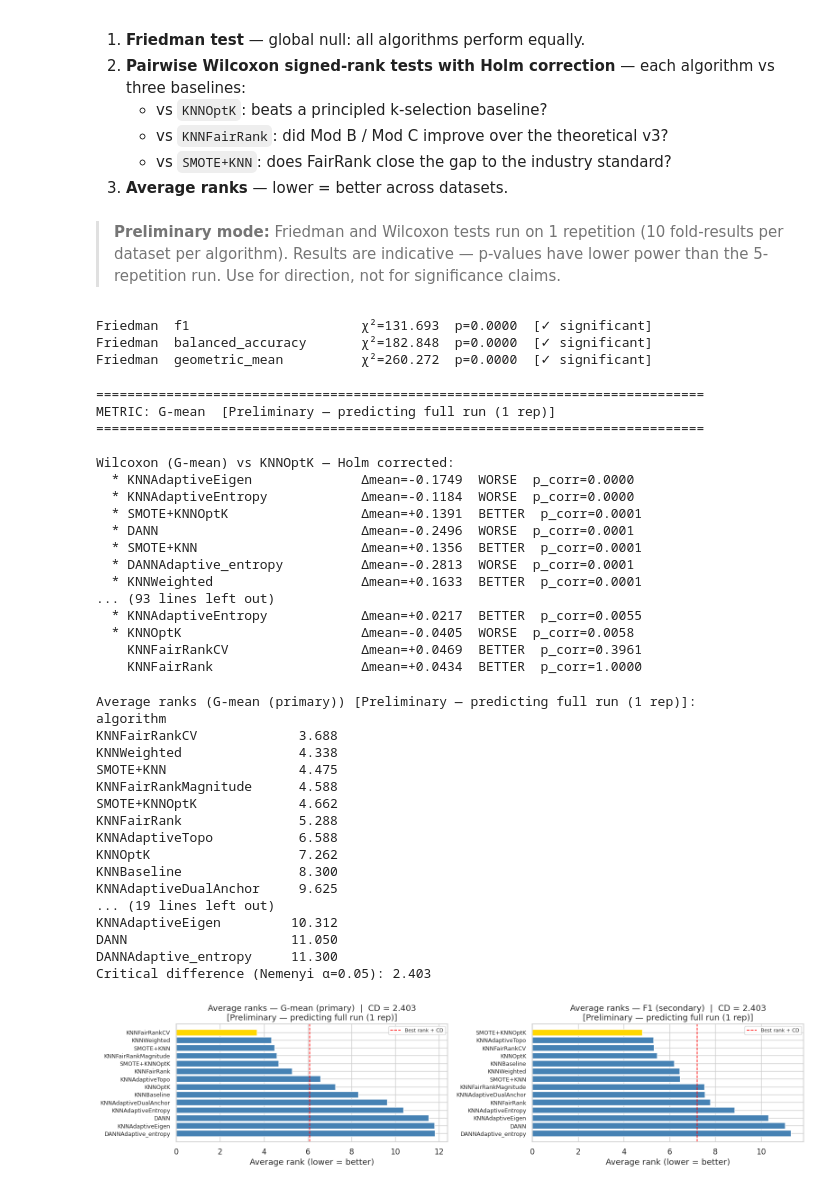
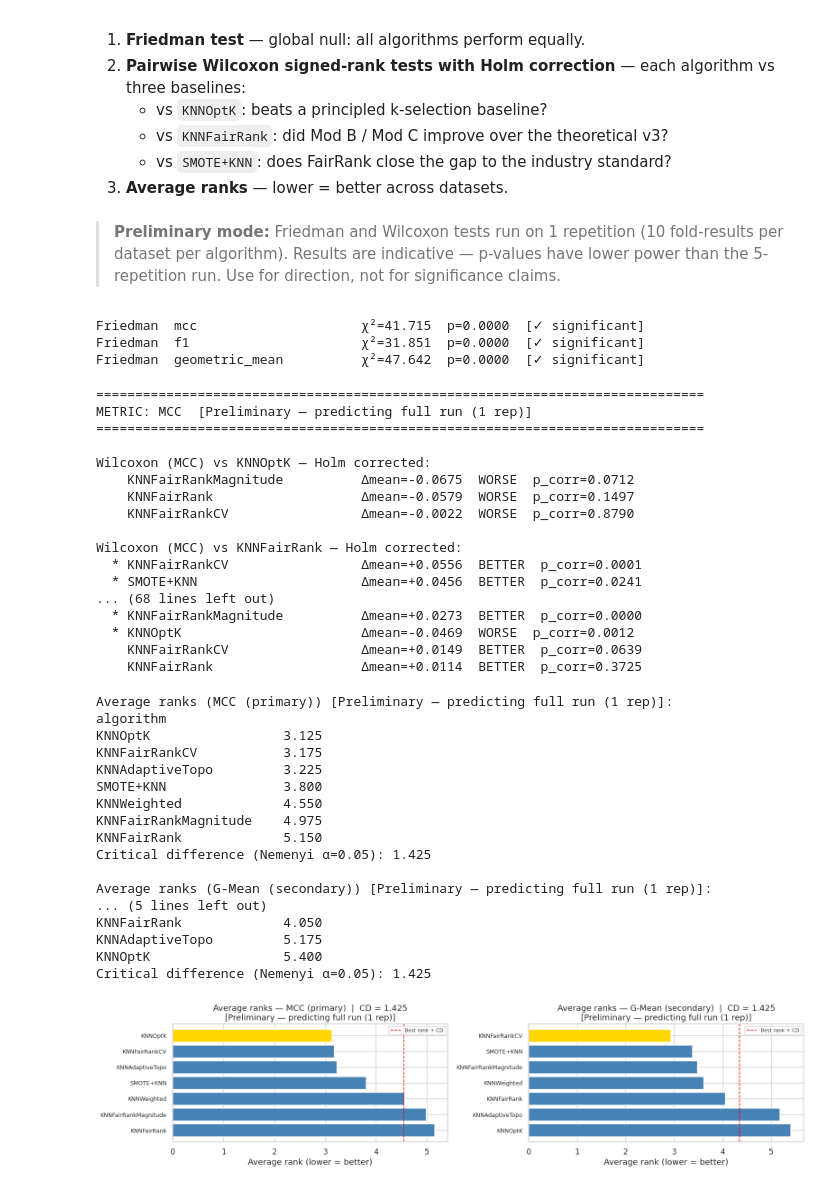
Before and after one commit to zepaulo333/knn_classimbalance, a Jupyter notebook: notebooks/phase2_benchmark.ipynb, the cells around one changed output. Saved outputs shown, nothing was run; the diff lists cells and outputs as text; code cells hidden in the pictures.

```diff
--- a/notebooks/phase2_benchmark.ipynb
+++ b/notebooks/phase2_benchmark.ipynb
@@ -560,7 +701,7 @@ for metric in METRICS:
 ci_df = pd.DataFrame(ci_rows)
 ci_df.to_csv(TAB_DIR / f"bootstrap_ci_{FILE_SUFFIX}.csv", index=False)
 
-for metric, label in [("geometric_mean", "G-mean (primary)"), ("f1", "F1")]:
+for metric, label in [("mcc", "MCC (primary)"), ("geometric_mean", "G-mean")]:
     m_ci = (ci_df[ci_df["metric"] == metric]
             .set_index("algorithm")
             .sort_values("mean", ascending=False))
@@ -592,7 +733,7 @@ DANNAdaptive_entropy            0.2784       [0.2024, 0.3598]    0.1573
 # %%
 fig, axes = plt.subplots(1, 2, figsize=(15, 5))
 
-for ax, metric, label in zip(axes, ["f1", "geometric_mean"], ["F1 (minority)", "G-Mean"]):
+for ax, metric, label in zip(axes, ["mcc", "geometric_mean"], ["MCC (primary)", "G-Mean"]):
     m_ci = (ci_df[ci_df["metric"] == metric]
             .set_index("algorithm")
             .sort_values("mean", ascending=False))
@@ -645,15 +786,15 @@ if not IS_FINAL:
         "(10 fold-results per dataset per algorithm). Results are indicative — "
         "p-values have lower power than the 5-repetition run. Use for direction, not for significance claims."))
 
-for metric in ["f1", "balanced_accuracy", "geometric_mean"]:
+for metric in ["mcc", "f1", "geometric_mean"]:
     stat, p = friedman_test(bench_df, metric=metric)
     sig = "✓ significant" if p < 0.05 else "✗ not significant"
     print(f"Friedman  {metric:<22}  χ²={stat:.3f}  p={p:.4f}  [{sig}]")
 # %% [output]
 > **Preliminary mode:** Friedman and Wilcoxon tests run on 1 repetition (10 fold-results per dataset per algorithm). Results are indicative — p-values have lower power than the 5-repetition run. Use for direction, not for significance claims.
-Friedman  f1                      χ²=131.693  p=0.0000  [✓ significant]
-Friedman  balanced_accuracy       χ²=182.848  p=0.0000  [✓ significant]
-Friedman  geometric_mean          χ²=260.272  p=0.0000  [✓ significant]
+Friedman  mcc                     χ²=41.715  p=0.0000  [✓ significant]
+Friedman  f1                      χ²=31.851  p=0.0000  [✓ significant]
+Friedman  geometric_mean          χ²=47.642  p=0.0000  [✓ significant]
 # %%
 def _wilcoxon_report(bench_df, baseline, metric, label, focus=None):
     wilcox = pairwise_wilcoxon(bench_df, baseline=baseline, metric=metric)
@@ -680,7 +821,7 @@ def _wilcoxon_report(bench_df, baseline, metric, label, focus=None):
 
 FAIR_VARIANTS = ["KNNFairRank", "KNNFairRankMagnitude", "KNNFairRankCV"]
 
-for metric, label in [("geometric_mean", "G-mean"), ("f1", "F1"), ("roc_auc", "ROC AUC")]:
+for metric, label in [("mcc", "MCC"), ("geometric_mean", "G-mean"), ("f1", "F1"), ("roc_auc", "ROC AUC")]:
     print("=" * 78)
     print(f"METRIC: {label}  [{MODE_LABEL}]")
     print("=" * 78)
@@ -690,62 +831,62 @@ for metric, label in [("geometric_mean", "G-mean"), ("f1", "F1"), ("roc_auc", "R
     _wilcoxon_report(bench_df, baseline="SMOTE+KNN",   metric=metric, label=label, focus=FAIR_VARIANTS)
 # %% [output]
 ==============================================================================
-METRIC: G-mean  [Preliminary — predicting full run (1 rep)]
+METRIC: MCC  [Preliminary — predicting full run (1 rep)]
 ==============================================================================
 
-Wilcoxon (G-mean) vs KNNOptK — Holm corrected:
-  * KNNAdaptiveEigen              Δmean=-0.1749  WORSE  p_corr=0.0000
-  * KNNAdaptiveEntropy            Δmean=-0.1184  WORSE  p_corr=0.0000
-  * SMOTE+KNNOptK                 Δmean=+0.1391  BETTER  p_corr=0.0001
-  * DANN                          Δmean=-0.2496  WORSE  p_corr=0.0001
-  * SMOTE+KNN                     Δmean=+0.1356  BETTER  p_corr=0.0001
-  * DANNAdaptive_entropy          Δmean=-0.2813  WORSE  p_corr=0.0001
-  * KNNWeighted                   Δmean=+0.1633  BETTER  p_corr=0.0001
-... (93 lines left out)
-  * KNNAdaptiveEntropy            Δmean=+0.0217  BETTER  p_corr=0.0055
-  * KNNOptK                       Δmean=-0.0405  WORSE  p_corr=0.0058
-    KNNFairRankCV                 Δmean=+0.0469  BETTER  p_corr=0.3961
-    KNNFairRank                   Δmean=+0.0434  BETTER  p_corr=1.0000
+Wilcoxon (MCC) vs KNNOptK — Holm corrected:
+    KNNFairRankMagnitude          Δmean=-0.0675  WORSE  p_corr=0.0712
+    KNNFairRank                   Δmean=-0.0579  WORSE  p_corr=0.1497
+    KNNFairRankCV                 Δmean=-0.0022  WORSE  p_corr=0.8790
+
+Wilcoxon (MCC) vs KNNFairRank — Holm corrected:
+  * KNNFairRankCV                 Δmean=+0.0556  BETTER  p_corr=0.0001
+  * SMOTE+KNN                     Δmean=+0.0456  BETTER  p_corr=0.0241
+... (68 lines left out)
+  * KNNFairRankMagnitude          Δmean=+0.0273  BETTER  p_corr=0.0000
+  * KNNOptK                       Δmean=-0.0469  WORSE  p_corr=0.0012
+    KNNFairRankCV                 Δmean=+0.0149  BETTER  p_corr=0.0639
+    KNNFairRank                   Δmean=+0.0114  BETTER  p_corr=0.3725
 # %%
 fig, axes = plt.subplots(1, 2, figsize=(16, 4))
 
-for ax, metric, label in zip(axes, ["geometric_mean", "f1"], ["G-mean (primary)", "F1 (secondary)"]):
+for ax, metric, label in zip(axes, ["mcc", "geometric_mean"], ["MCC (primary)", "G-Mean (secondary)"]):
     ranks = average_ranks(bench_df, metric=metric)
     cd    = critical_difference(bench_df, metric=metric)
 
     print(f"\nAverage ranks ({label}) [{MODE_LABEL}]:")
     print(ranks.round(3).to_string())
     print(f"Critical difference (Nemenyi α=0.05): {cd:.3f}")
 
     colors_rank = ["gold" if ranks.iloc[i] == ranks.min() else "steelblue" for i in range(len(ranks))]
     ax.barh(range(len(ranks)), ranks.values, color=colors_rank, edgecolor="white")
     ax.set_yticks(range(len(ranks))); ax.set_yticklabels(ranks.index, fontsize=9)
     ax.set_xlabel("Average rank (lower = better)")
     ax.set_title(f"Average ranks — {label}  |  CD = {cd:.3f}\n[{MODE_LABEL}]")
     ax.axvline(ranks.min() + cd, color="red", linestyle="--", linewidth=1.2, label="Best rank + CD")
     ax.legend(fontsize=8); ax.invert_yaxis()
 
     ranks.round(3).to_frame("avg_rank").to_csv(TAB_DIR / f"average_ranks_{metric}_{FILE_SUFFIX}.csv")
 
 plt.tight_layout()
 fig.savefig(FIG_DIR / f"average_ranks_{FILE_SUFFIX}.png", dpi=150, bbox_inches="tight")
 plt.show()
 # %% [output]
-Average ranks (G-mean (primary)) [Preliminary — predicting full run (1 rep)]:
+Average ranks (MCC (primary)) [Preliminary — predicting full run (1 rep)]:
 algorithm
-KNNFairRankCV             3.688
-KNNWeighted               4.338
-SMOTE+KNN                 4.475
-KNNFairRankMagnitude      4.588
-SMOTE+KNNOptK             4.662
-KNNFairRank               5.288
-KNNAdaptiveTopo           6.588
-KNNOptK                   7.262
-KNNBaseline               8.300
-KNNAdaptiveDualAnchor     9.625
-... (19 lines left out)
-KNNAdaptiveEigen         10.312
-DANN                     11.050
-DANNAdaptive_entropy     11.300
-Critical difference (Nemenyi α=0.05): 2.403
+KNNOptK                 3.125
+KNNFairRankCV           3.175
+KNNAdaptiveTopo         3.225
+SMOTE+KNN               3.800
+KNNWeighted             4.550
+KNNFairRankMagnitude    4.975
+KNNFairRank             5.150
+Critical difference (Nemenyi α=0.05): 1.425
+
+Average ranks (G-Mean (secondary)) [Preliminary — predicting full run (1 rep)]:
+... (5 lines left out)
+KNNFairRank             4.050
+KNNAdaptiveTopo         5.175
+KNNOptK                 5.400
+Critical difference (Nemenyi α=0.05): 1.425
-[figure, old version]
+[figure, new version]
```
Also changed, not shown: parts of 14 cells of this notebook, 49 other files.
